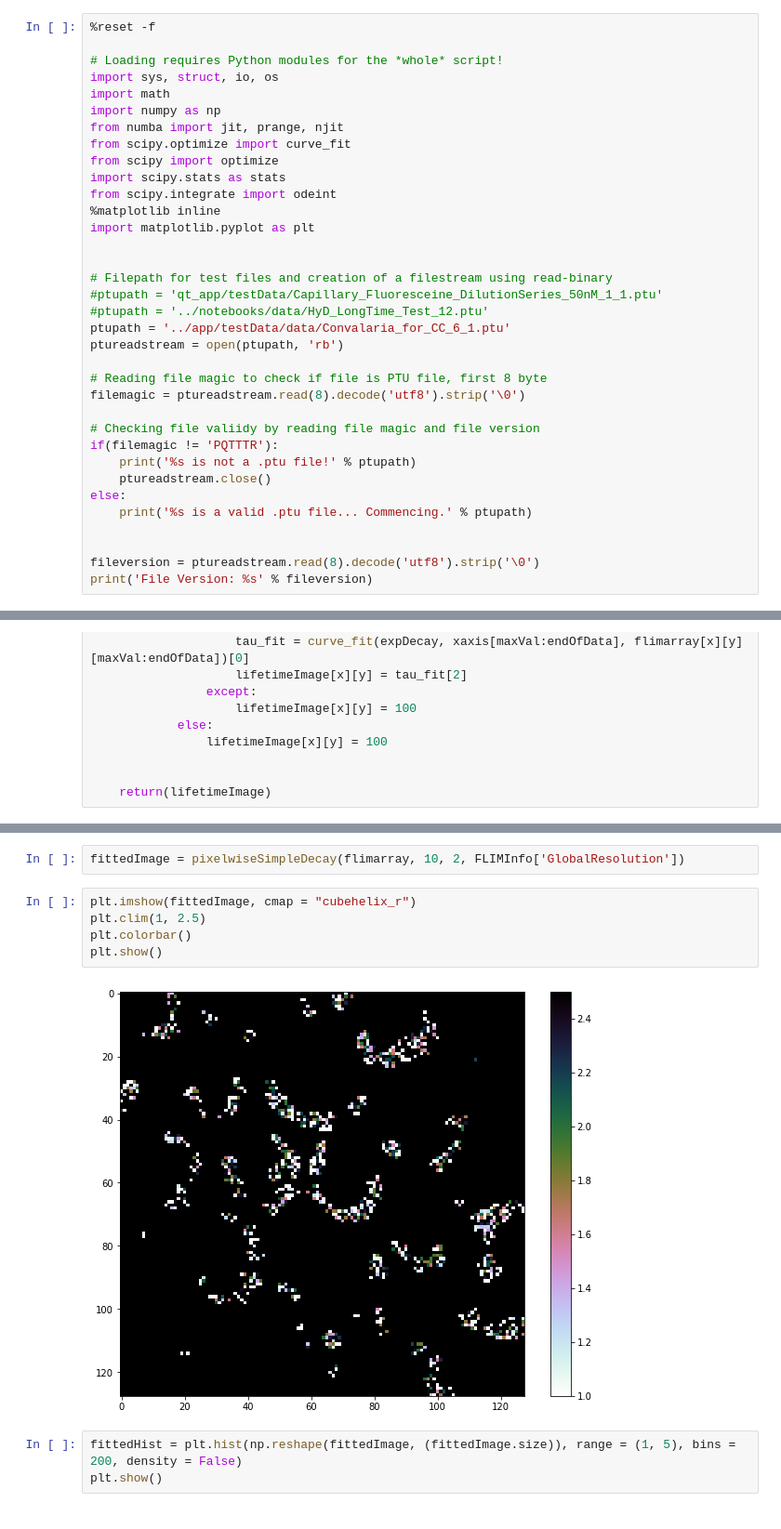
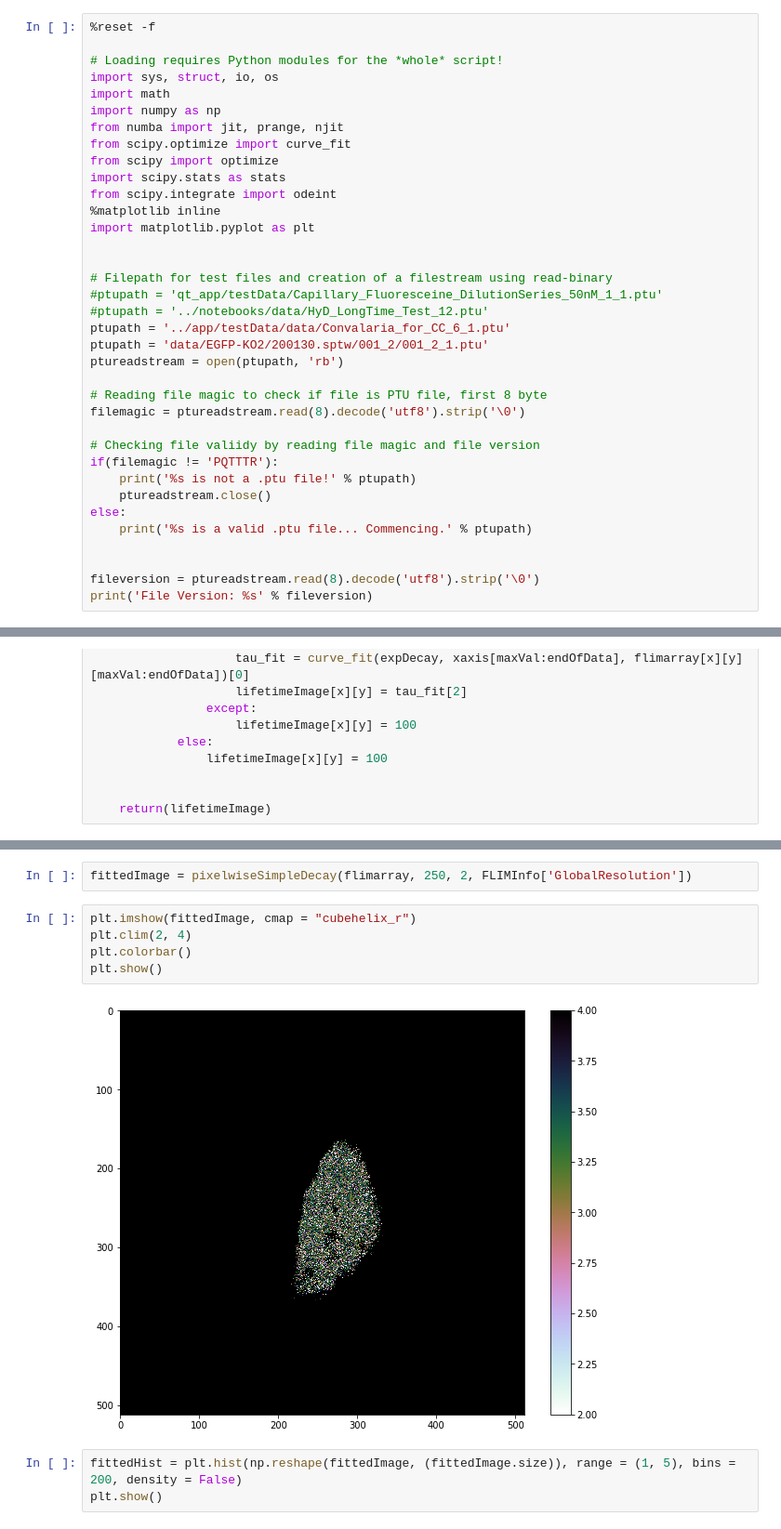
Before and after one commit to Tomkaehst/PhasorFLIM, a Jupyter notebook: notebooks/PicoQuant PTU Decoding and Fitting.ipynb, the cells around one changed output, grey strips where cells are left out. Shown at 93% size. Cells and saved outputs as stored; diff of their text form.

```diff
--- a/notebooks/PicoQuant PTU Decoding and Fitting.ipynb
+++ b/notebooks/PicoQuant PTU Decoding and Fitting.ipynb
@@ -40,6 +40,7 @@ import matplotlib.pyplot as plt
 #ptupath = 'qt_app/testData/Capillary_Fluoresceine_DilutionSeries_50nM_1_1.ptu'
 #ptupath = '../notebooks/data/HyD_LongTime_Test_12.ptu'
 ptupath = '../app/testData/data/Convalaria_for_CC_6_1.ptu'
+ptupath = 'data/EGFP-KO2/200130.sptw/001_2/001_2_1.ptu'
 ptureadstream = open(ptupath, 'rb')
 
 # Reading file magic to check if file is PTU file, first 8 byte
@@ -820,12 +821,12 @@ plt.show()
 # %%
-fittedImage = pixelwiseSimpleDecay(flimarray, 10, 2, FLIMInfo['GlobalResolution'])
+fittedImage = pixelwiseSimpleDecay(flimarray, 250, 2, FLIMInfo['GlobalResolution'])
 # %%
 plt.imshow(fittedImage, cmap = "cubehelix_r")
-plt.clim(1, 2.5)
+plt.clim(2, 4)
 plt.colorbar()
 plt.show()
 # %% [output]
-[figure, old version]
+[figure, new version]
 # %%
 fittedHist = plt.hist(np.reshape(fittedImage, (fittedImage.size)), range = (1, 5), bins = 200, density = False)
 plt.show()
```
Also changed, not shown: parts of 13 cells of this notebook, 2 other files.
